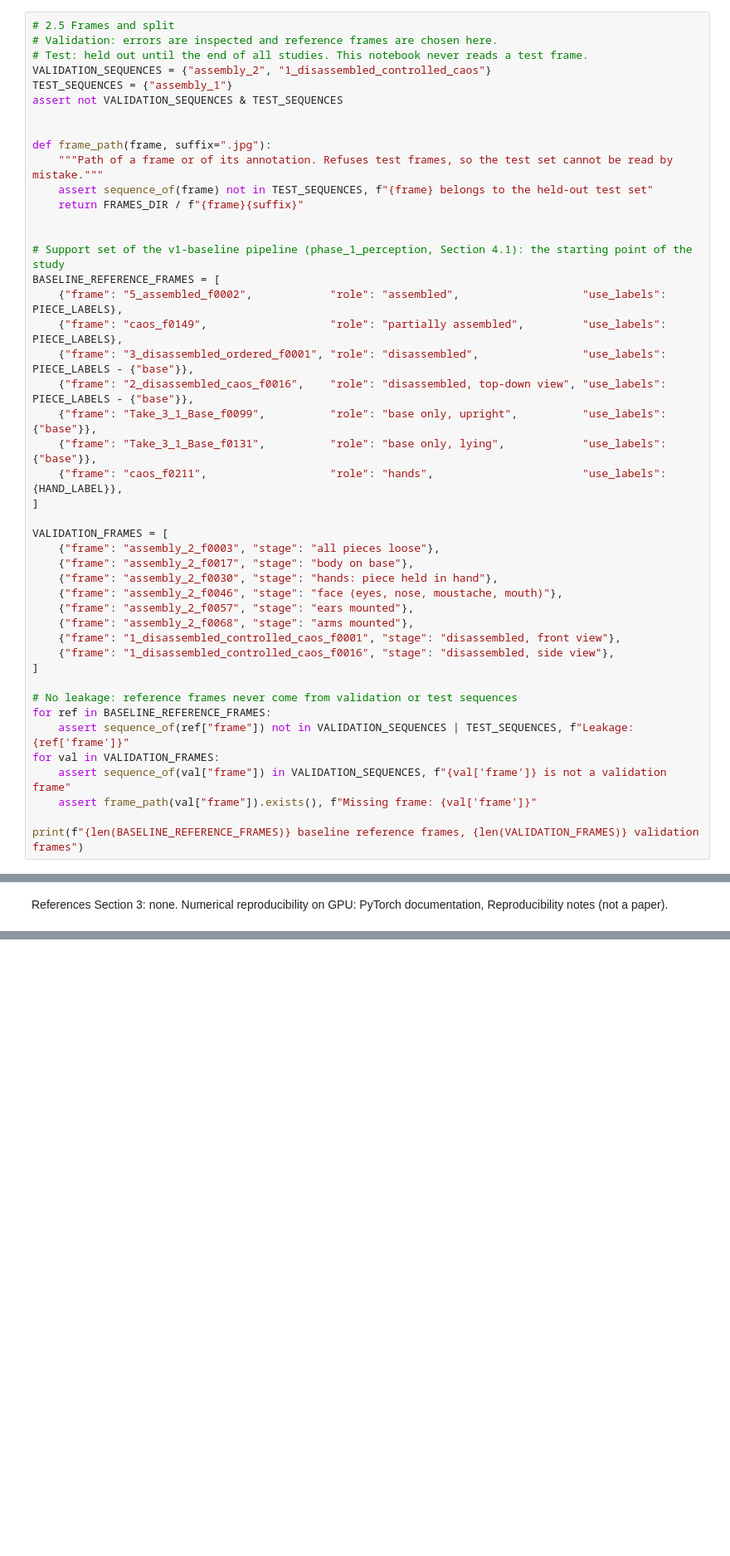
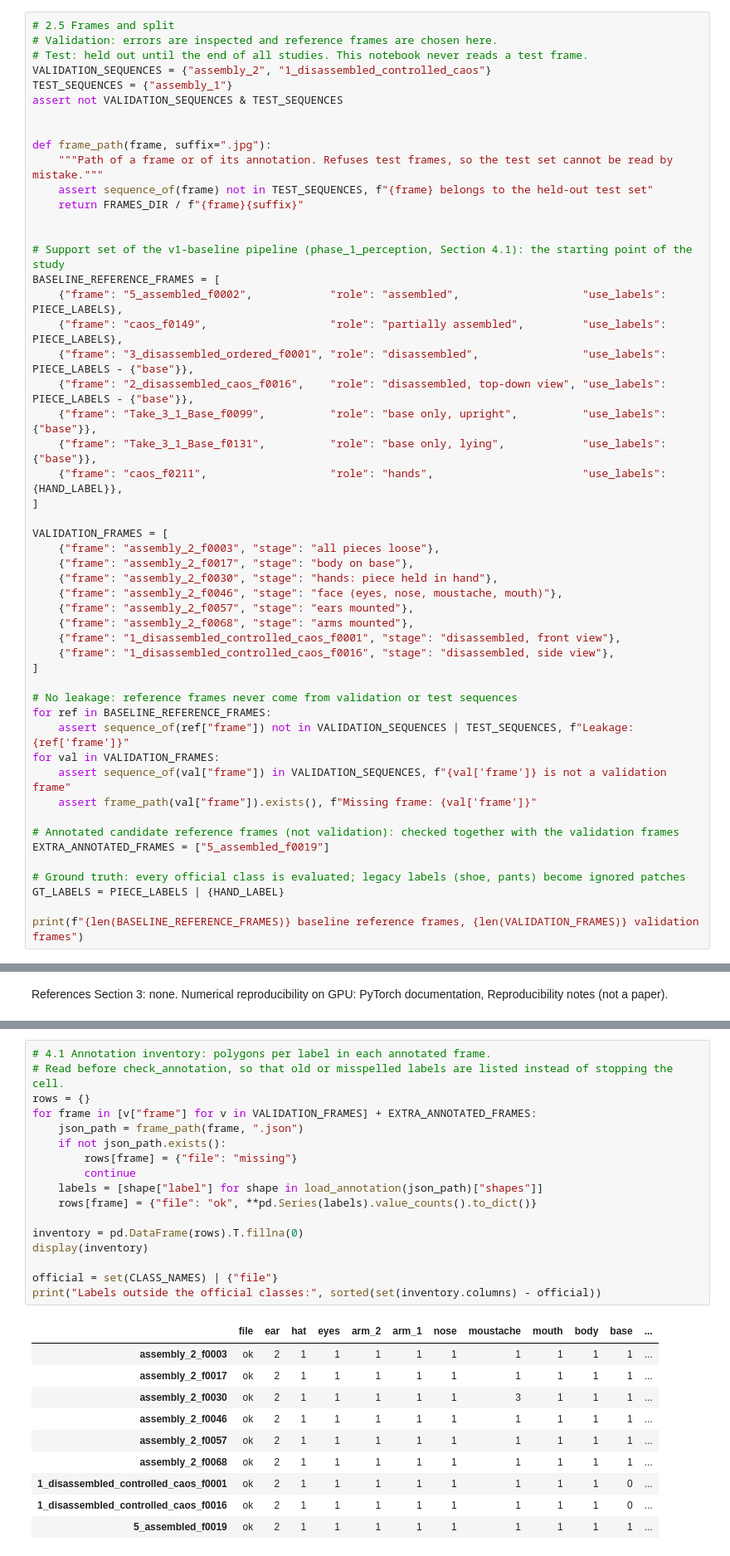
Before and after one commit to xrushofblood/vad_project, a Jupyter notebook: notebooks/phase_1_support_set_study.ipynb, the cells around one changed output, grey strips where cells are left out. Shown at 83% size. Saved outputs shown, nothing was run; the diff lists cells and outputs as text; blank space fills up the shorter version.

Commit message:
Support-set study: validation annotations and ground truth

```diff
--- a/notebooks/phase_1_support_set_study.ipynb
+++ b/notebooks/phase_1_support_set_study.ipynb
@@ -121,6 +124,12 @@ for val in VALIDATION_FRAMES:
     assert sequence_of(val["frame"]) in VALIDATION_SEQUENCES, f"{val['frame']} is not a validation frame"
     assert frame_path(val["frame"]).exists(), f"Missing frame: {val['frame']}"
 
+# Annotated candidate reference frames (not validation): checked together with the validation frames
+EXTRA_ANNOTATED_FRAMES = ["5_assembled_f0019"]
+
+# Ground truth: every official class is evaluated; legacy labels (shoe, pants) become ignored patches
+GT_LABELS = PIECE_LABELS | {HAND_LABEL}
+
 print(f"{len(BASELINE_REFERENCE_FRAMES)} baseline reference frames, {len(VALIDATION_FRAMES)} validation frames")
 # %% [output]
 7 baseline reference frames, 8 validation frames
@@ -253,0 +276,28 @@ References Section 3: none. Numerical reproducibility on GPU: PyTorch documentat
+# %%
+# 4.1 Annotation inventory: polygons per label in each annotated frame.
+# Read before check_annotation, so that old or misspelled labels are listed instead of stopping the cell.
+rows = {}
+for frame in [v["frame"] for v in VALIDATION_FRAMES] + EXTRA_ANNOTATED_FRAMES:
+    json_path = frame_path(frame, ".json")
+    if not json_path.exists():
+        rows[frame] = {"file": "missing"}
+        continue
+    labels = [shape["label"] for shape in load_annotation(json_path)["shapes"]]
+    rows[frame] = {"file": "ok", **pd.Series(labels).value_counts().to_dict()}
+
+inventory = pd.DataFrame(rows).T.fillna(0)
+display(inventory)
+
+official = set(CLASS_NAMES) | {"file"}
+print("Labels outside the official classes:", sorted(set(inventory.columns) - official))
+# %% [output]
+|  | file | ear | hat | eyes | arm_2 | arm_1 | nose | moustache | mouth | body | base | ... |
+| assembly_2_f0003 | ok | 2 | 1 | 1 | 1 | 1 | 1 | 1 | 1 | 1 | 1 | ... |
+| assembly_2_f0017 | ok | 2 | 1 | 1 | 1 | 1 | 1 | 1 | 1 | 1 | 1 | ... |
+| assembly_2_f0030 | ok | 2 | 1 | 1 | 1 | 1 | 1 | 3 | 1 | 1 | 1 | ... |
+| assembly_2_f0046 | ok | 2 | 1 | 1 | 1 | 1 | 1 | 1 | 1 | 1 | 1 | ... |
+| assembly_2_f0057 | ok | 2 | 1 | 1 | 1 | 1 | 1 | 1 | 1 | 1 | 1 | ... |
+| assembly_2_f0068 | ok | 2 | 1 | 1 | 1 | 1 | 1 | 1 | 1 | 1 | 1 | ... |
+| 1_disassembled_controlled_caos_f0001 | ok | 2 | 1 | 1 | 1 | 1 | 1 | 1 | 1 | 1 | 0 | ... |
+| 1_disassembled_controlled_caos_f0016 | ok | 2 | 1 | 1 | 1 | 1 | 1 | 1 | 1 | 1 | 0 | ... |
+| 5_assembled_f0019 | ok | 2 | 1 | 1 | 1 | 1 | 1 | 1 | 1 | 1 | 1 | ... |
```
Also changed, not shown: parts of 15 cells of this notebook.
